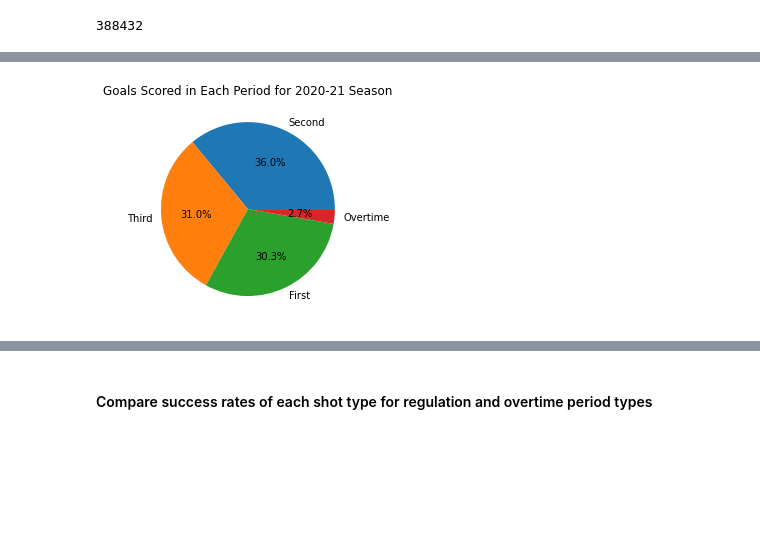
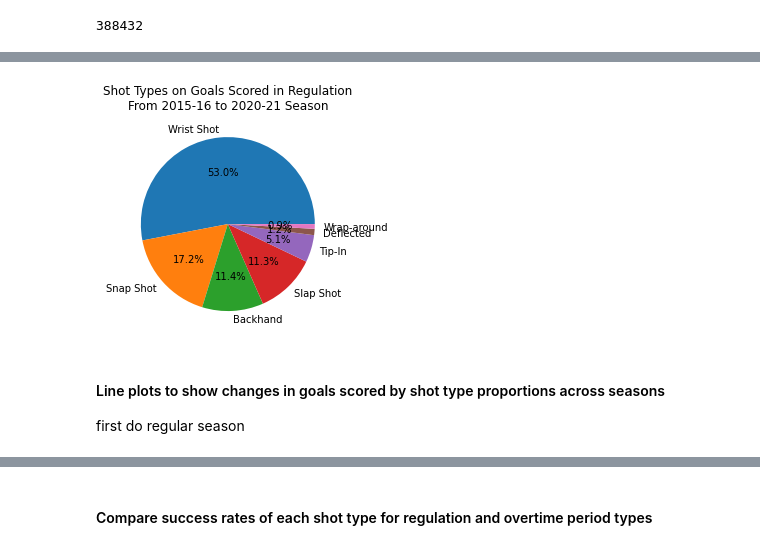
Before and after one commit to shawzy2/nhl_overtime_eda, a Jupyter notebook: notebook/eda_shot_types.ipynb, the cells around one changed output, grey strips where cells are left out. Drawn from its saved outputs; the diff is of its cells as text; code cells hidden in the pictures; blank space fills up the shorter version.

Commit message:
adding graphics for shot trends across seasons

```diff
--- a/notebook/eda_shot_types.ipynb
+++ b/notebook/eda_shot_types.ipynb
@@ -87,7 +87,8 @@ data_structure = {
     'period': 0,
     'period_type': '',
     'strength': '',
-    'goal': False
+    'goal': False,
+    'year': ''
 }
 
 for year in games:
@@ -102,6 +103,7 @@ for year in games:
                 if 'y' in event['coordinates']: ds['y_coordinate'] = event['coordinates']['y']
                 ds['period'] = event['about']['period']
                 ds['period_type'] = event['about']['periodType']
+                ds['year'] = year
                 shots.append(ds)
             elif event_type == 'Goal' and event['about']['periodType'] != 'SHOOTOUT' and not event['result']['emptyNet']:
                 ds = data_structure.copy()
@@ -113,6 +115,7 @@ for year in games:
                 ds['period_type'] = event['about']['periodType']
                 ds['strength'] = event['result']['strength']['code']
                 ds['goal'] = True
+                ds['year'] = year
                 goals.append(ds)
         counter += 1
 print('total games: ' + str(counter))
@@ -169,8 +176,13 @@ Name: period, dtype: int64
 # %%
-my_data = df_all[df_all['goal']==True]['period'].value_counts()
-my_labels = ['Second', 'Third', 'First', 'Overtime']
+value_counts = df_all[(df_all['goal']==True) & (df_all['period_type']=='OVERTIME')][['shot_type']].value_counts()
+my_data = list(value_counts)
+my_labels = ['Wrist Shot', 'Snap Shot', 'Backhand', 'Slap Shot', 'Tip-In', 'Deflected', 'Wrap-around']
 plt.pie(my_data,labels=my_labels,autopct='%1.1f%%')
-plt.title('Goals Scored in Each Period for 2020-21 Season')
+plt.title('Shot Types on Goals Scored in Regulation\n' +
+              'From 2015-16 to 2020-21 Season')
 plt.show()
 # %% [output]
-[figure, old version]
+[figure, new version]
+# %% [markdown]
+#### Line plots to show changes in goals scored by shot type proportions across seasons
+first do regular season
```
Also changed, not shown: parts of 14 cells of this notebook, 4 other files.
